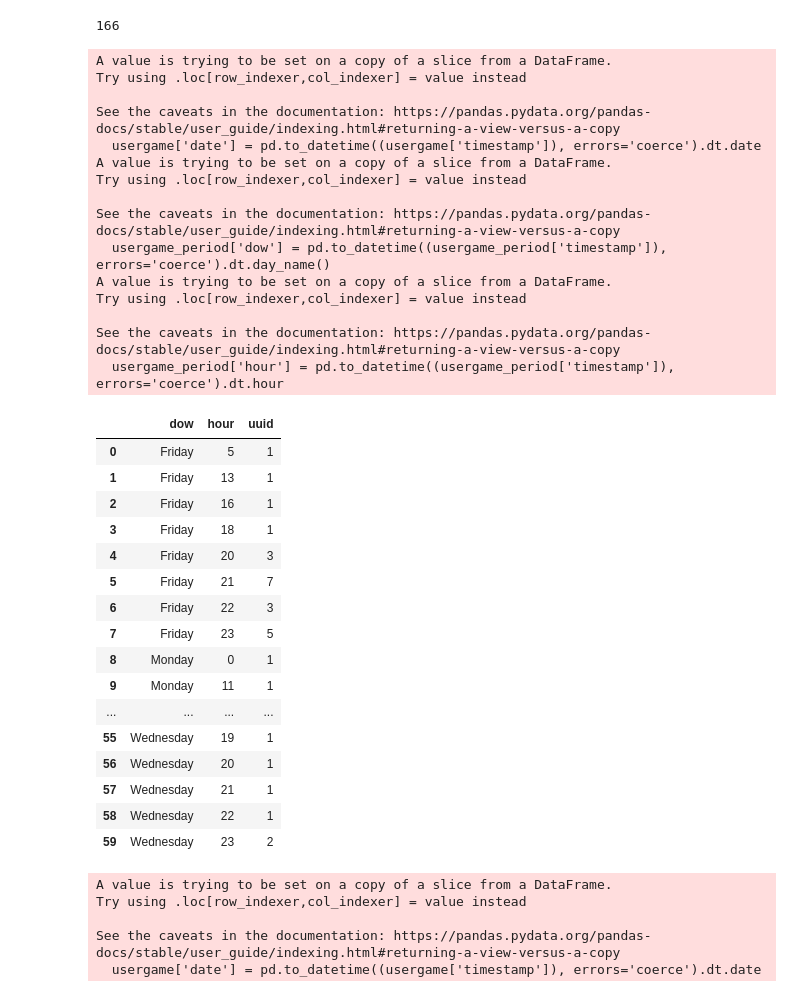
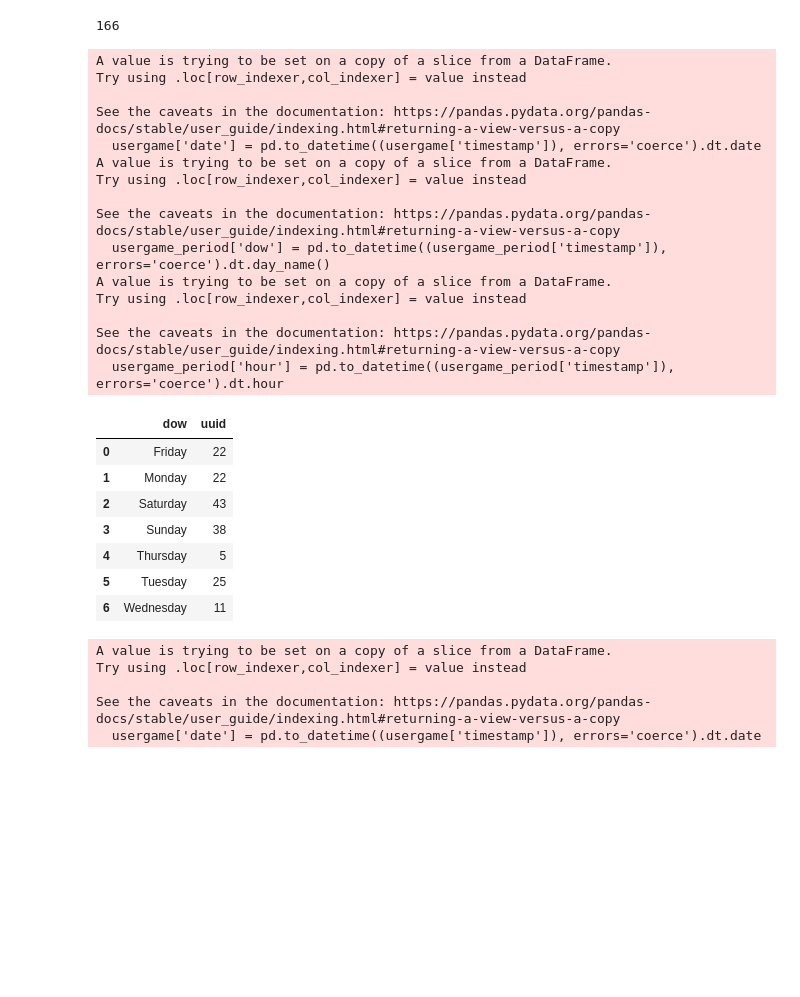
Before and after one commit to thecrossed/chess_analytics, a Jupyter notebook: chess_student_report.ipynb, the cells around one changed output. Saved outputs shown, nothing was run; the diff lists cells and outputs as text; code cells hidden in the pictures; blank space fills up the shorter version.

```diff
--- a/chess_student_report.ipynb
+++ b/chess_student_report.ipynb
@@ -8,7 +8,7 @@ from datetime import datetime
 # %%
 players = pd.read_csv("player_tianmin_class.csv")
 
-games = pd.read_csv("games_tianmin_class.csv")
+#games = pd.read_csv("games_tianmin_class.csv")
 
 moves = pd.read_csv("move_tianmin_class.csv")
 # %%
@@ -122,7 +114,7 @@ def period_games(username,period):
     end_date = datetime.date(datetime.strptime(period[1], '%m/%d/%y') )
 
 
-    usergame = games.loc[games['username'] == username]
+    usergame = players.loc[players['username'] == username]
 
     usergame['date'] = pd.to_datetime((usergame['timestamp']), errors='coerce').dt.date
 
@@ -201,51 +193,42 @@ def play_time(username,period):
     username - username that belong to the target player
     period - a list contains two items, start date and the end date
 
     output:
     return a dataframe that shows how many games the date, hour, the username has played during the period of time
     """
 
     usergame = period_games(username,period)
     usergame_period = usergame[['username','timestamp','uuid']]
     usergame_period['dow'] = pd.to_datetime((usergame_period['timestamp']), errors='coerce').dt.day_name()
     usergame_period['hour'] = pd.to_datetime((usergame_period['timestamp']), errors='coerce').dt.hour
 
-    game_dow = usergame_period.groupby(['dow','hour']).nunique().reset_index()[['dow','hour','uuid']]
+    game_dow = usergame_period.groupby(['dow']).nunique().reset_index()[['dow','uuid']]
     return game_dow
 play_time('tianminlyu',['12/01/22','02/28/23'])
 # %% [output]
 A value is trying to be set on a copy of a slice from a DataFrame.
 Try using .loc[row_indexer,col_indexer] = value instead
 
 See the caveats in the documentation: https://pandas.pydata.org/pandas-docs/stable/user_guide/indexing.html#returning-a-view-versus-a-copy
   usergame['date'] = pd.to_datetime((usergame['timestamp']), errors='coerce').dt.date
 A value is trying to be set on a copy of a slice from a DataFrame.
 Try using .loc[row_indexer,col_indexer] = value instead
 
 See the caveats in the documentation: https://pandas.pydata.org/pandas-docs/stable/user_guide/indexing.html#returning-a-view-versus-a-copy
   usergame_period['dow'] = pd.to_datetime((usergame_period['timestamp']), errors='coerce').dt.day_name()
 A value is trying to be set on a copy of a slice from a DataFrame.
 Try using .loc[row_indexer,col_indexer] = value instead
 
 See the caveats in the documentation: https://pandas.pydata.org/pandas-docs/stable/user_guide/indexing.html#returning-a-view-versus-a-copy
   usergame_period['hour'] = pd.to_datetime((usergame_period['timestamp']), errors='coerce').dt.hour
-|  | dow | hour | uuid |
-| 0 | Friday | 5 | 1 |
-| 1 | Friday | 13 | 1 |
-| 2 | Friday | 16 | 1 |
-| 3 | Friday | 18 | 1 |
-| 4 | Friday | 20 | 3 |
-| 5 | Friday | 21 | 7 |
-| 6 | Friday | 22 | 3 |
-| 7 | Friday | 23 | 5 |
-| 8 | Monday | 0 | 1 |
-| 9 | Monday | 11 | 1 |
-| ... | ... | ... | ... |
-| 55 | Wednesday | 19 | 1 |
-| 56 | Wednesday | 20 | 1 |
-| 57 | Wednesday | 21 | 1 |
-| 58 | Wednesday | 22 | 1 |
-| 59 | Wednesday | 23 | 2 |
+|  | dow | uuid |
+| 0 | Friday | 22 |
+| 1 | Monday | 22 |
+| 2 | Saturday | 43 |
+| 3 | Sunday | 38 |
+| 4 | Thursday | 5 |
+| 5 | Tuesday | 25 |
+| 6 | Wednesday | 11 |
 # %%
 # Q3 - How many moves does this player have per game?
 
```
Also changed, not shown: parts of 18 cells of this notebook, 3 other files.
